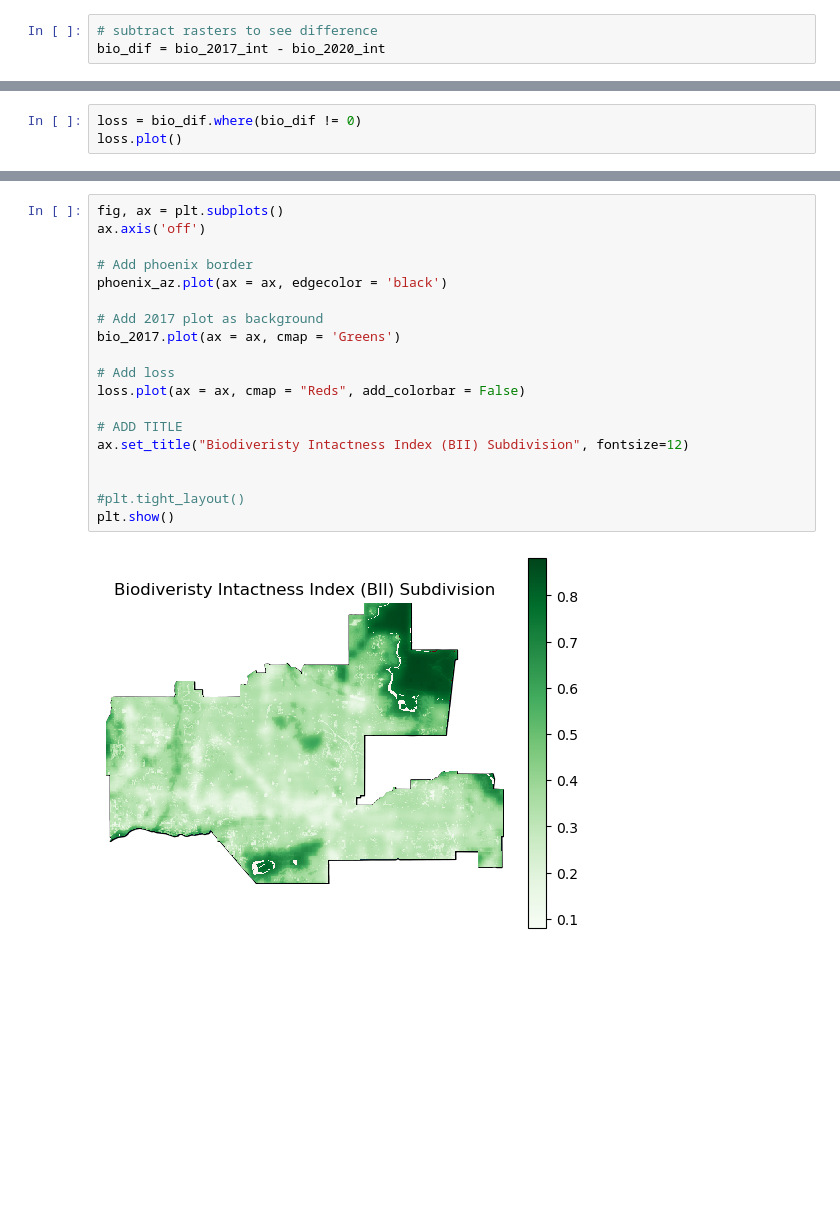
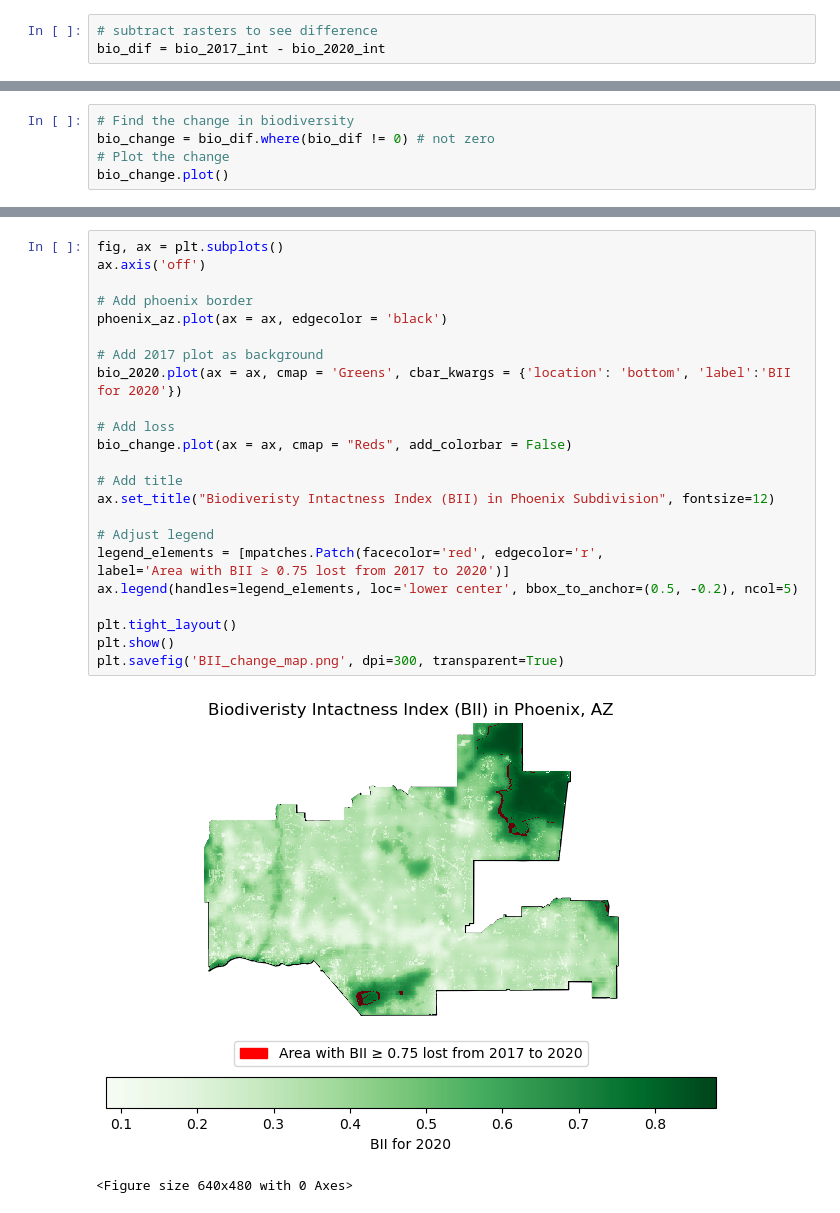
Before and after one commit to IsabellaSegarra/biodiversity-intactness, a Jupyter notebook: biodiversity-intactness.ipynb, the cells around one changed output, grey strips where cells are left out. Cells and saved outputs as stored; diff of their text form; blank space fills up the shorter version.

```diff
--- a/biodiversity-intactness.ipynb
+++ b/biodiversity-intactness.ipynb
@@ -268,5 +275,7 @@ bio_dif.plot()
 # %%
-loss = bio_dif.where(bio_dif != 0)
-loss.plot()
+# Find the change in biodiversity
+bio_change = bio_dif.where(bio_dif != 0) # not zero
+# Plot the change
+bio_change.plot()
 # %% [output]
 <matplotlib.collections.QuadMesh at 0x...>
@@ -274,22 +283,28 @@ loss.plot()
 # %%
 fig, ax = plt.subplots()
 ax.axis('off')
 
 # Add phoenix border
 phoenix_az.plot(ax = ax, edgecolor = 'black')
 
 # Add 2017 plot as background
-bio_2017.plot(ax = ax, cmap = 'Greens')
+bio_2020.plot(ax = ax, cmap = 'Greens', cbar_kwargs = {'location': 'bottom', 'label':'BII for 2020'})
 
 # Add loss
-loss.plot(ax = ax, cmap = "Reds", add_colorbar = False)
+bio_change.plot(ax = ax, cmap = "Reds", add_colorbar = False)
 
-# ADD TITLE
-ax.set_title("Biodiveristy Intactness Index (BII) Subdivision", fontsize=12)
+# Add title
+ax.set_title("Biodiveristy Intactness Index (BII) in Phoenix Subdivision", fontsize=12)
 
+# Adjust legend
+legend_elements = [mpatches.Patch(facecolor='red', edgecolor='r',
+label='Area with BII ≥ 0.75 lost from 2017 to 2020')]
+ax.legend(handles=legend_elements, loc='lower center', bbox_to_anchor=(0.5, -0.2), ncol=5)
 
-#plt.tight_layout()
+plt.tight_layout()
 plt.show()
+plt.savefig('BII_change_map.png', dpi=300, transparent=True)
 # %% [output]
-[figure, old version]
+[figure, new version]
+<Figure size 640x480 with 0 Axes>
 # %% [markdown]
```
Also changed, not shown: parts of 25 cells of this notebook.
